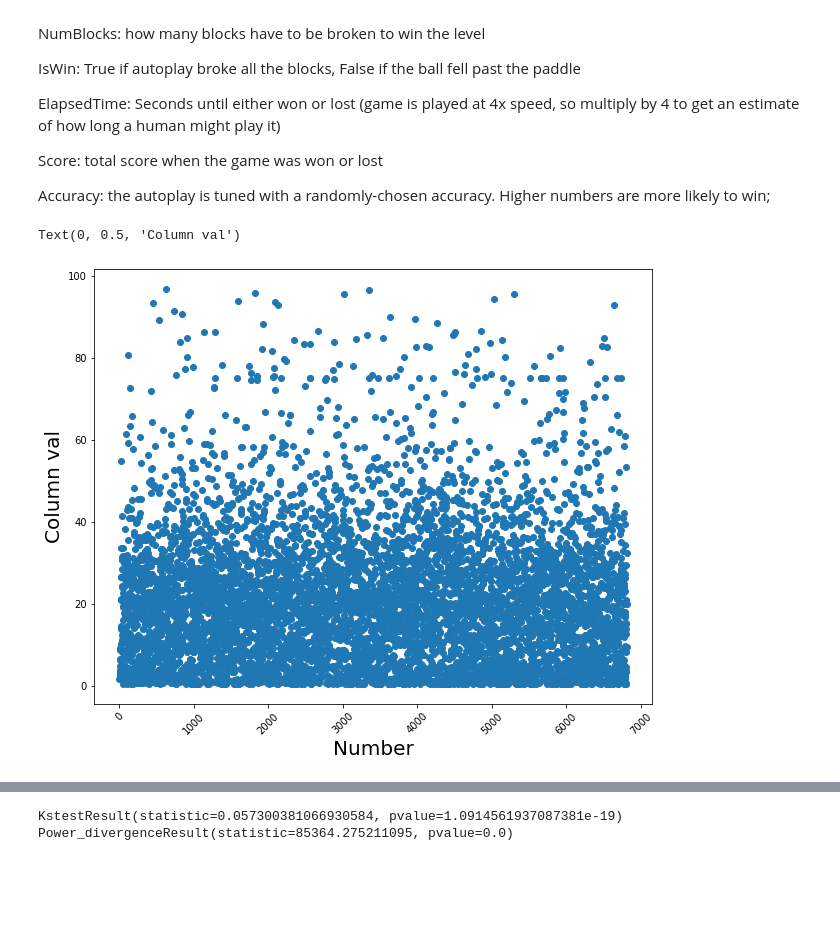
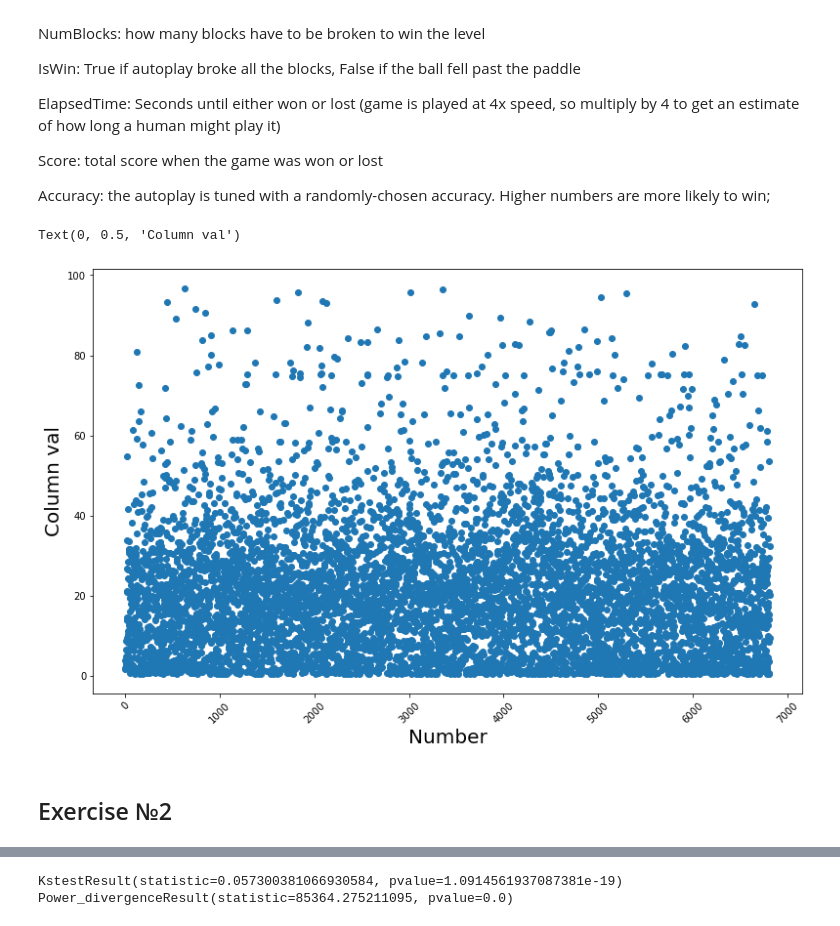
Before and after one commit to vandosik/M-M-MSA, a Jupyter notebook: Lab_1/lab_1.ipynb, the cells around one changed output, grey strips where cells are left out. Drawn from its saved outputs; the diff is of its cells as text; code cells hidden in the pictures; blank space fills up the shorter version.

```diff
--- a/Lab_1/lab_1.ipynb
+++ b/Lab_1/lab_1.ipynb
@@ -57,15 +57,17 @@ else: # other way
     source_df[(np.abs(scipy.stats.zscore(source_df)) < 3).all(axis=1)]
 # %%
 # Display our data
-plt.figure(figsize=(10, 8))
+plt.figure(figsize=(13, 8))
 
 plt.scatter(source_df.index, source_df[col_name])
 plt.xticks(rotation=45)
 
 plt.xlabel(u'Number', fontsize = 20)
 plt.ylabel(u'Column val', fontsize = 20)
 # %% [output]
 Text(0, 0.5, 'Column val')
-[figure, old version]
+[figure, new version]
+# %% [markdown]
+## Exercise №2
 # %%
 #Plotting a histogram and kernel density estimate
```
Also changed, not shown: parts of 7 cells of this notebook, 1 other file.
